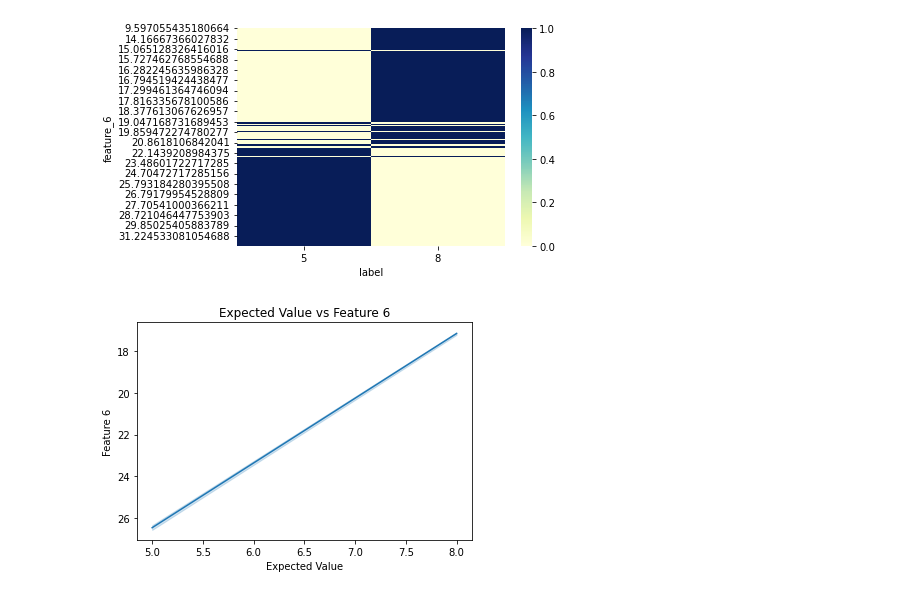
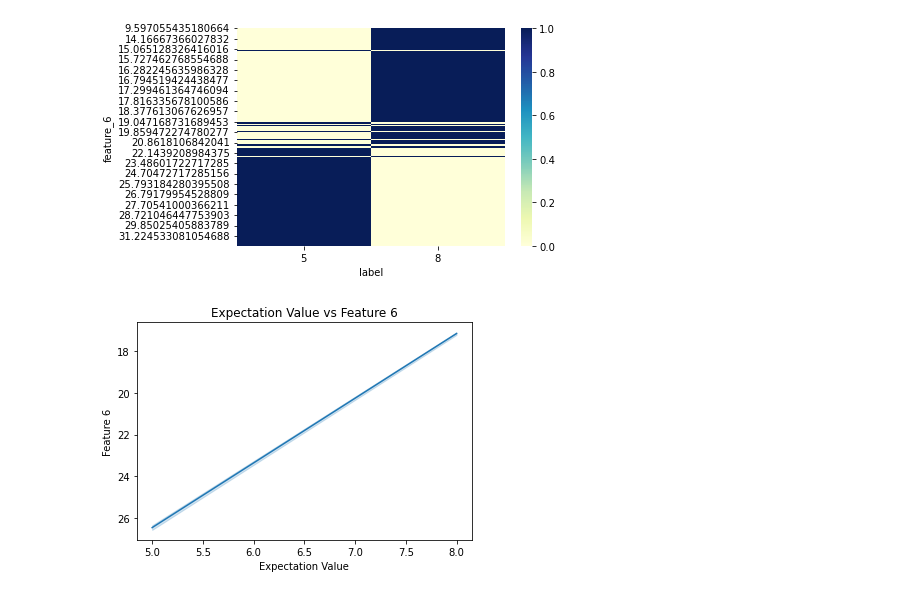
Before and after one commit to jnshzk/CCM_project, a Jupyter notebook: distributions_2.ipynb, the cells around one changed output. Saved outputs shown, nothing was run; the diff lists cells and outputs as text; code cells hidden in the pictures.

```diff
--- a/distributions_2.ipynb
+++ b/distributions_2.ipynb
@@ -312,13 +326,13 @@ sns.heatmap(mapping_df, cmap="YlGnBu")
 <AxesSubplot:xlabel='label', ylabel='feature_6'>
 [figure]
 # %%
-mapping_df["expected_value"] = mapping_df[5] * 5 + mapping_df[8] * 8
+mapping_df["expectation_value"] = mapping_df[5] * 5 + mapping_df[8] * 8
 # %%
-sns.lineplot(data=mapping_df, x="expected_value", y=mapping_df.index)
-plt.xlabel("Expected Value")
+sns.lineplot(data=mapping_df, x="expectation_value", y=mapping_df.index)
+plt.xlabel("Expectation Value")
 plt.ylabel("Feature 6")
-plt.title("Expected Value vs Feature 6")
+plt.title("Expectation Value vs Feature 6")
 
 plt.gca().invert_yaxis()
 # %% [output]
-[figure, old version]
+[figure, new version]
```
Also changed, not shown: parts of 1 cell of this notebook.
